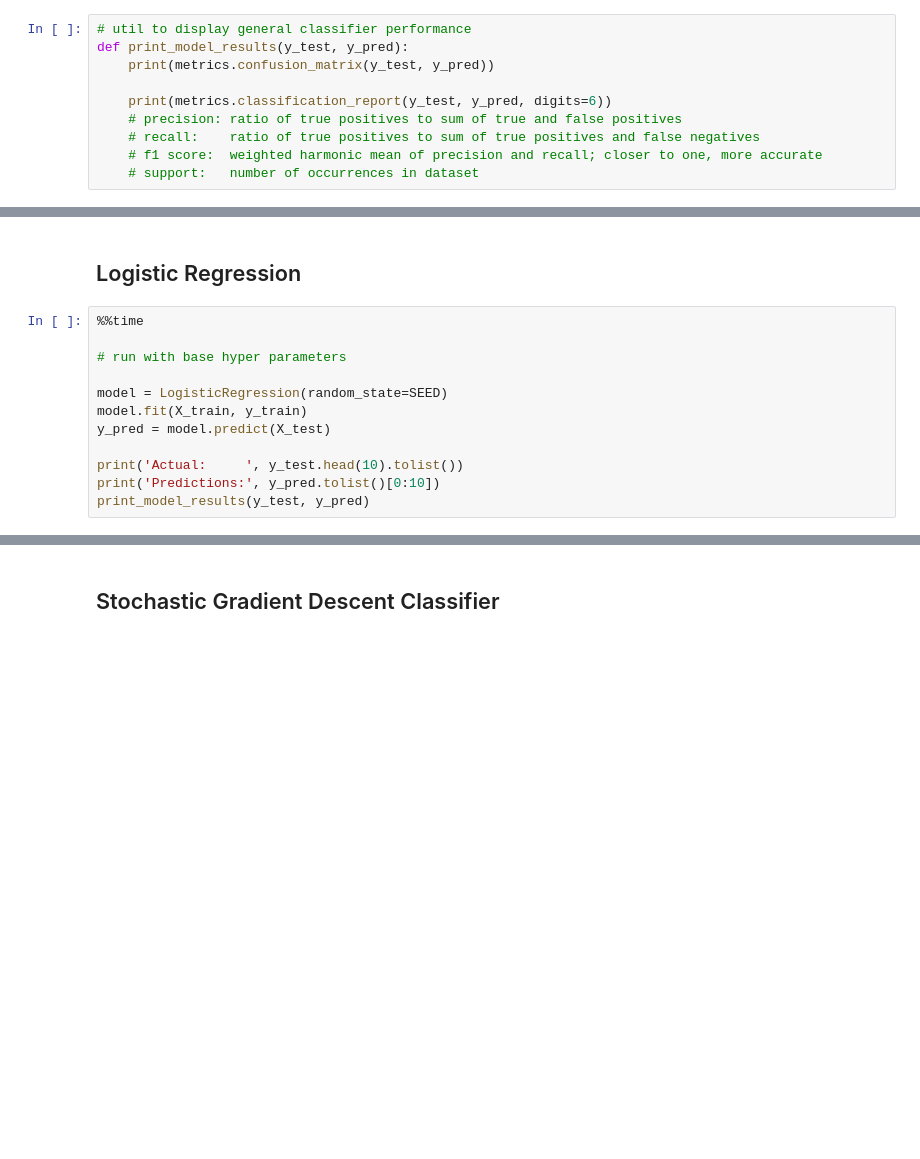
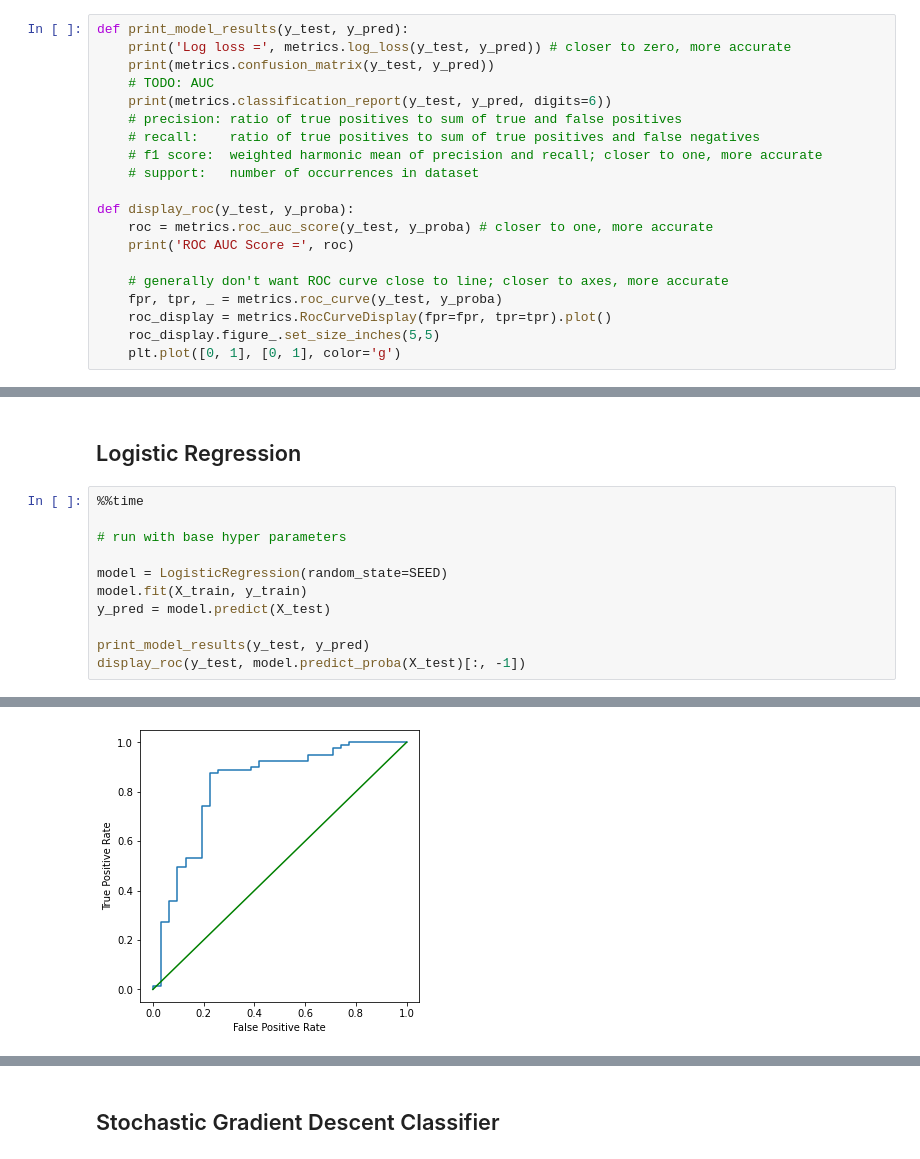
Before and after one commit to barrettotte/anilist-ml, a Jupyter notebook: model-select-cls.ipynb, the cells around one changed output, grey strips where cells are left out. Drawn from its saved outputs; the diff is of its cells as text; blank space fills up the shorter version.

Commit message:
adds ROC score/plot

```diff
--- a/model-select-cls.ipynb
+++ b/model-select-cls.ipynb
@@ -37,15 +37,25 @@ data_dir = os.path.abspath('data')
 # today = datetime.today().strftime('%Y%m%d')
 today = datetime.strptime('2022-09-27', '%Y-%m-%d').strftime('%Y%m%d')
 # %%
-# util to display general classifier performance
 def print_model_results(y_test, y_pred):
+    print('Log loss =', metrics.log_loss(y_test, y_pred)) # closer to zero, more accurate
     print(metrics.confusion_matrix(y_test, y_pred))
-
+    # TODO: AUC
     print(metrics.classification_report(y_test, y_pred, digits=6))
     # precision: ratio of true positives to sum of true and false positives
     # recall:    ratio of true positives to sum of true positives and false negatives
     # f1 score:  weighted harmonic mean of precision and recall; closer to one, more accurate
     # support:   number of occurrences in dataset
+
+def display_roc(y_test, y_proba):
+    roc = metrics.roc_auc_score(y_test, y_proba) # closer to one, more accurate
+    print('ROC AUC Score =', roc)
+
+    # generally don't want ROC curve close to line; closer to axes, more accurate
+    fpr, tpr, _ = metrics.roc_curve(y_test, y_proba)
+    roc_display = metrics.RocCurveDisplay(fpr=fpr, tpr=tpr).plot()
+    roc_display.figure_.set_size_inches(5,5)
+    plt.plot([0, 1], [0, 1], color='g')
 # %% [markdown]
 ## Encoding / Feature Engineering
 # %%
@@ -136,7 +146,6 @@ model = LogisticRegression(random_state=SEED)
 model.fit(X_train, y_train)
 y_pred = model.predict(X_test)
 
-print('Actual:     ', y_test.head(10).tolist())
-print('Predictions:', y_pred.tolist()[0:10])
 print_model_results(y_test, y_pred)
+display_roc(y_test, model.predict_proba(X_test)[:, -1])
 # %% [output]
@@ -158,3 +167,4 @@ Wall time: 40.5 ms
+[figure, added]
 # %%
 %%time
 
```
Also changed, not shown: parts of 21 cells of this notebook, 1 other file.
